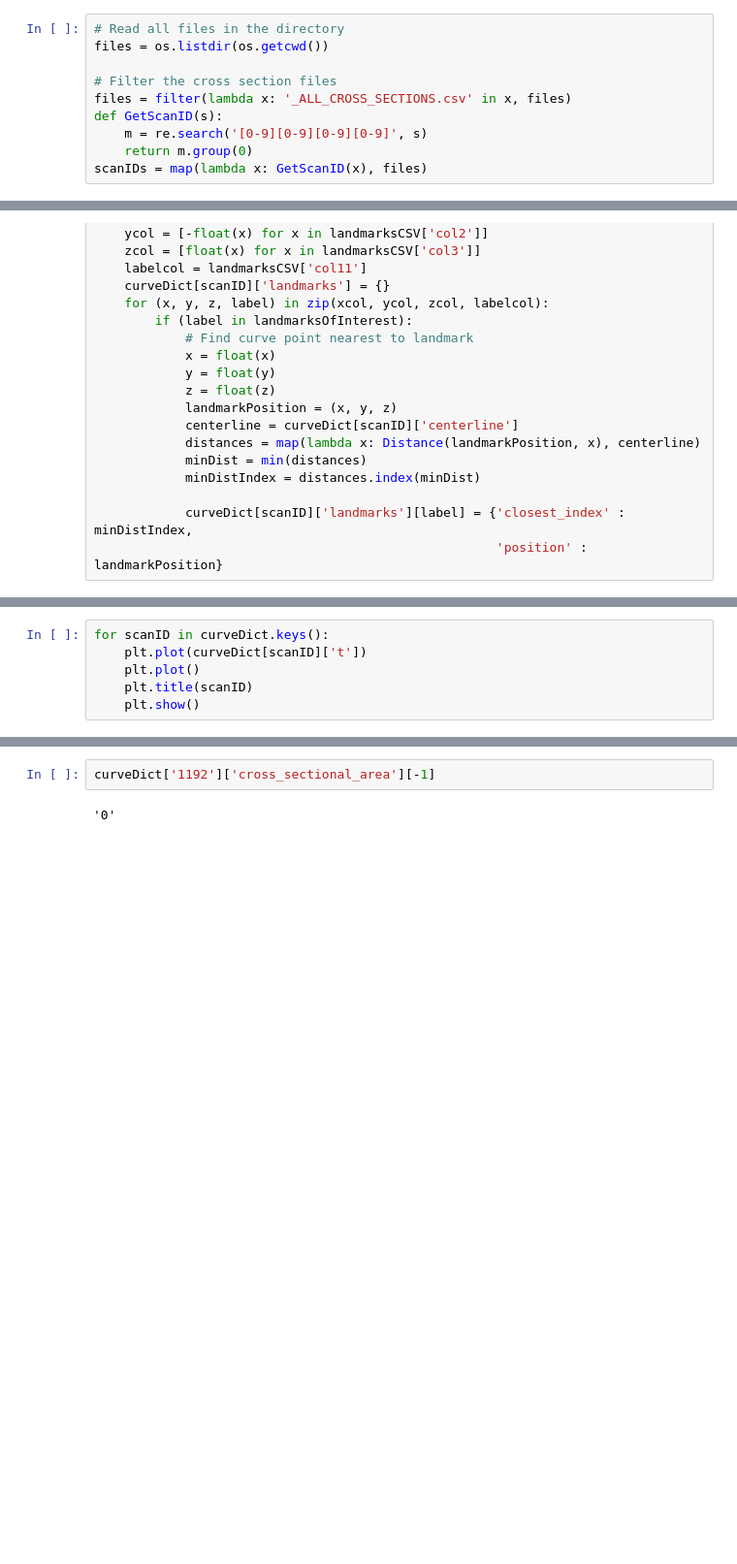
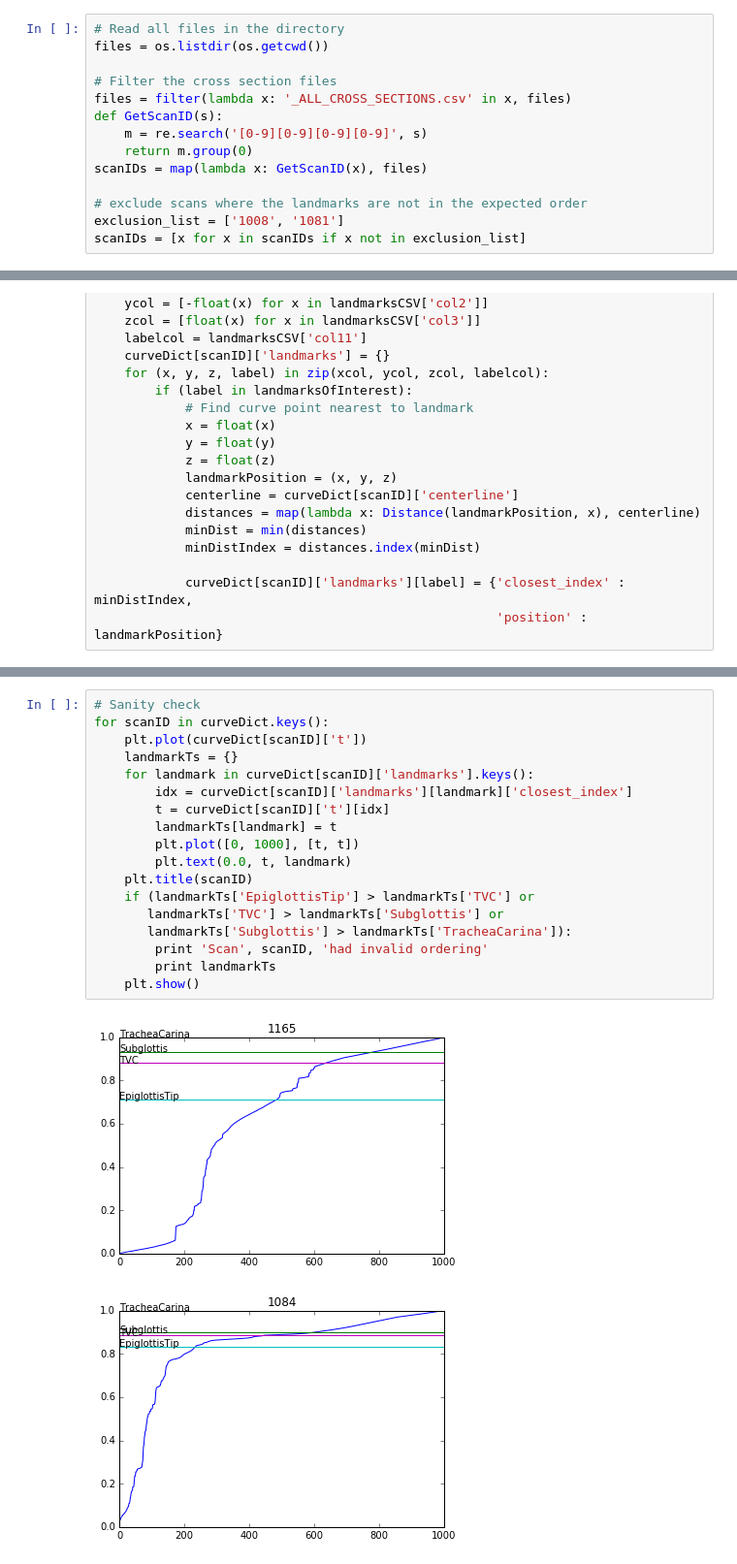
Before and after one commit to KitwareMedical/AtlasBuilder, a Jupyter notebook: Examples/Notebooks/RawAirwayData.ipynb, the cells around one changed output, grey strips where cells are left out. Shown at 97% size. Cells and saved outputs as stored; diff of their text form; blank space fills up the shorter version.

Commit message:
Curve registration done

```diff
--- a/Examples/Notebooks/RawAirwayData.ipynb
+++ b/Examples/Notebooks/RawAirwayData.ipynb
@@ -46,6 +46,10 @@ def GetScanID(s):
     m = re.search('[0-9][0-9][0-9][0-9]', s)
     return m.group(0)
 scanIDs = map(lambda x: GetScanID(x), files)
+
+# exclude scans where the landmarks are not in the expected order
+exclusion_list = ['1008', '1081']
+scanIDs = [x for x in scanIDs if x not in exclusion_list]
 # %%
 # Gather up all curves into a dictionary indexed by scan ID
 def float_list(lst):
@@ -158,6 +161,0 @@ print averageT
-# %%
-for scanID in curveDict.keys():
-    plt.plot(curveDict[scanID]['t'])
-    plt.plot()
-    plt.title(scanID)
-    plt.show()
@@ -178,4 +162,21 @@ for scanID in curveDict.keys():
-# %%
-curveDict['1192']['cross_sectional_area'][-1]
-# %% [output]
-'0'
+# %%
+# Sanity check
+for scanID in curveDict.keys():
+    plt.plot(curveDict[scanID]['t'])
+    landmarkTs = {}
+    for landmark in curveDict[scanID]['landmarks'].keys():
+        idx = curveDict[scanID]['landmarks'][landmark]['closest_index']
+        t = curveDict[scanID]['t'][idx]
+        landmarkTs[landmark] = t
+        plt.plot([0, 1000], [t, t])
+        plt.text(0.0, t, landmark)
+    plt.title(scanID)
+    if (landmarkTs['EpiglottisTip'] > landmarkTs['TVC'] or
+       landmarkTs['TVC'] > landmarkTs['Subglottis'] or
+       landmarkTs['Subglottis'] > landmarkTs['TracheaCarina']):
+        print 'Scan', scanID, 'had invalid ordering'
+        print landmarkTs
+    plt.show()
+# %% [output]
+[figure, added]
+[figure, added]
```
Also changed, not shown: parts of 4 cells of this notebook.
